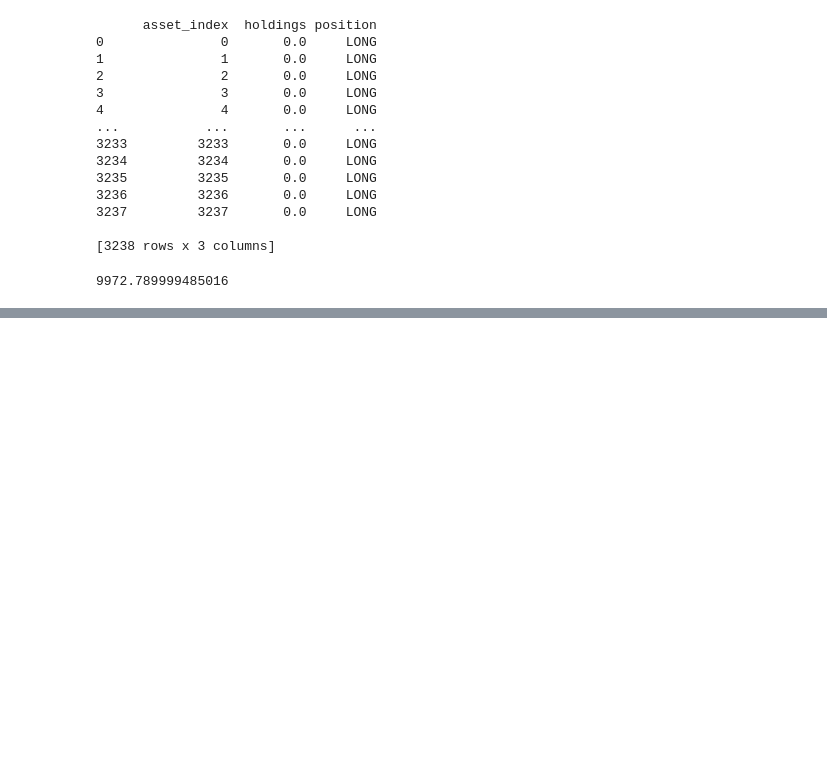
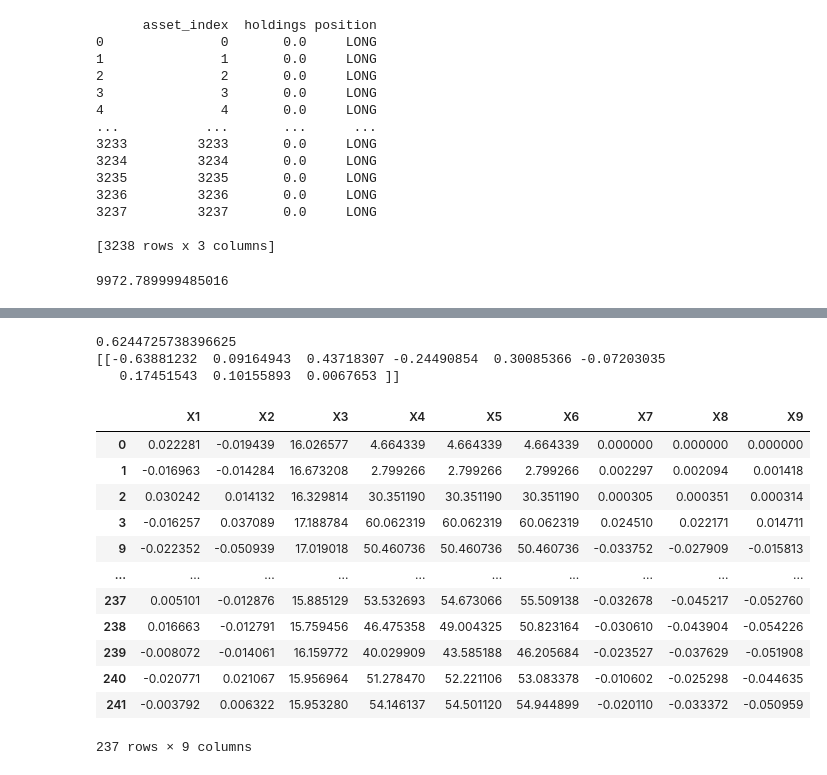
Before and after one commit to a1kyritsis/flipr, a Jupyter notebook: starting_ML_model.ipynb, the cells around one changed output, grey strips where cells are left out. Cells and saved outputs as stored; diff of their text form; code cells hidden in the pictures; blank space fills up the shorter version.

```diff
--- a/starting_ML_model.ipynb
+++ b/starting_ML_model.ipynb
@@ -129,0 +207,58 @@ port.value
+# %%
+chk = []
+for i in range(1000):
+    price_i_test = mid_close.iloc[i]
+
+    overnight_i_test = rtxm_ti1.iloc[i, 1:]
+    intraday_i_test = rtxm_ti2.iloc[i,:-1]
+    volume_i_test = volume.iloc[i, :-1].map(lambda x: my_log(x), na_action="ignore")
+
+    rsi_10_test = RSI(rtxm_ti2.iloc[i], 10)[:-1]
+    rsi_12_test = RSI(rtxm_ti2.iloc[i], 12)[:-1]
+    rsi_14_test = RSI(rtxm_ti2.iloc[i], 14)[:-1]
+
+    macd_50_20_10_test = MACD(price_i_test, 50, 20, 10)[:-1]
+    macd_26_12_9_test = MACD(price_i_test, 26, 12, 9)[:-1]
+    macd_20_10_8_test = MACD(price_i_test, 20, 10, 8)[:-1]
+
+
+    y_test = r_ti2.iloc[i, 1:].map(lambda x: sign(x), na_action="ignore")
+        #print(volume_i)
+        #print(overnight_i.shape, intraday_i.shape, volume_i.shape, rsi_10.shape, rsi_12.shape, rsi_14.shape, macd_20_10_8.shape, macd_26_12_9.shape, macd_50_20_10.shape , y.shape)
+
+
+    data_test = {'X1': np.array(overnight_i_test), 'X2': np.array(intraday_i_test), "X3": np.array(volume_i_test),
+        "X4": np.array(rsi_10_test), "X5": np.array(rsi_12_test), "X6": np.array(rsi_14_test),
+        "X7": np.array(macd_20_10_8_test), "X8": np.array(macd_26_12_9_test), "X9": np.array(macd_50_20_10_test),
+        "Y": np.array(y_test)}
+
+    data_test = pd.DataFrame(data_test)
+    new_test = data_test.dropna()
+    X_test = new_test[["X1","X2","X3","X4","X5","X6","X7","X8","X9"]]
+    y_test = new_test[["Y"]]
+    if X_test.shape[0] > 0:
+        chk.append((LR.score(X_test, y_test), X_test.shape[0]))
+
+print(LR.score(X_test, y_test))
+print(LR.coef_)
+#print(LR.predict(X_test))
+# %% [output]
+0.6244725738396625
+[[-0.63881232  0.09164943  0.43718307 -0.24490854  0.30085366 -0.07203035
+   0.17451543  0.10155893  0.0067653 ]]
+# %%
+X_test
+# %% [output]
+|  | X1 | X2 | X3 | X4 | X5 | X6 | X7 | X8 | X9 |
+| 0 | 0.022281 | -0.019439 | 16.026577 | 4.664339 | 4.664339 | 4.664339 | 0.000000 | 0.000000 | 0.000000 |
+| 1 | -0.016963 | -0.014284 | 16.673208 | 2.799266 | 2.799266 | 2.799266 | 0.002297 | 0.002094 | 0.001418 |
+| 2 | 0.030242 | 0.014132 | 16.329814 | 30.351190 | 30.351190 | 30.351190 | 0.000305 | 0.000351 | 0.000314 |
+| 3 | -0.016257 | 0.037089 | 17.188784 | 60.062319 | 60.062319 | 60.062319 | 0.024510 | 0.022171 | 0.014711 |
+| 9 | -0.022352 | -0.050939 | 17.019018 | 50.460736 | 50.460736 | 50.460736 | -0.033752 | -0.027909 | -0.015813 |
+| ... | ... | ... | ... | ... | ... | ... | ... | ... | ... |
+| 237 | 0.005101 | -0.012876 | 15.885129 | 53.532693 | 54.673066 | 55.509138 | -0.032678 | -0.045217 | -0.052760 |
+| 238 | 0.016663 | -0.012791 | 15.759456 | 46.475358 | 49.004325 | 50.823164 | -0.030610 | -0.043904 | -0.054226 |
+| 239 | -0.008072 | -0.014061 | 16.159772 | 40.029909 | 43.585188 | 46.205684 | -0.023527 | -0.037629 | -0.051908 |
+| 240 | -0.020771 | 0.021067 | 15.956964 | 51.278470 | 52.221106 | 53.083378 | -0.010602 | -0.025298 | -0.044635 |
+| 241 | -0.003792 | 0.006322 | 15.953280 | 54.146137 | 54.501120 | 54.944899 | -0.020110 | -0.033372 | -0.050959 |
+237 rows × 9 columns
```
Also changed, not shown: parts of 5 cells of this notebook, 2 other files.
